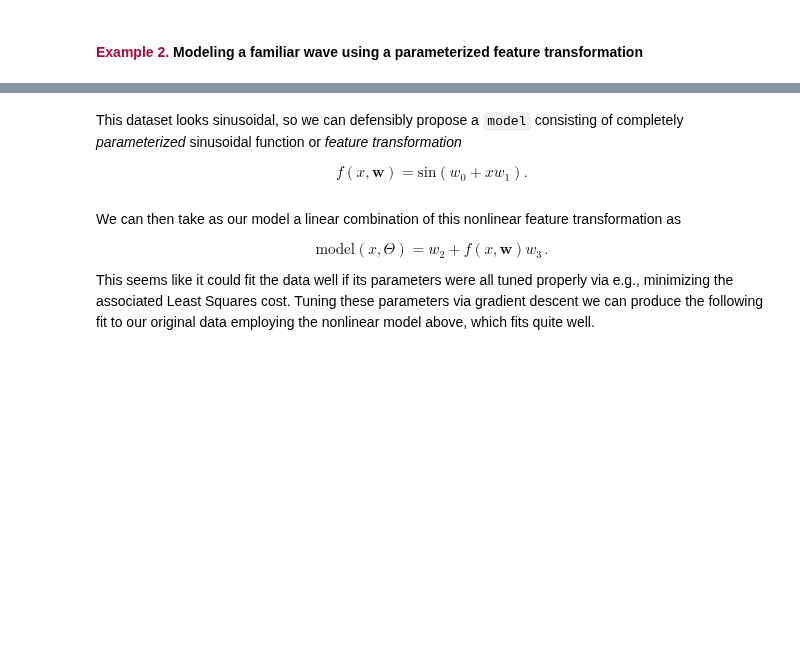
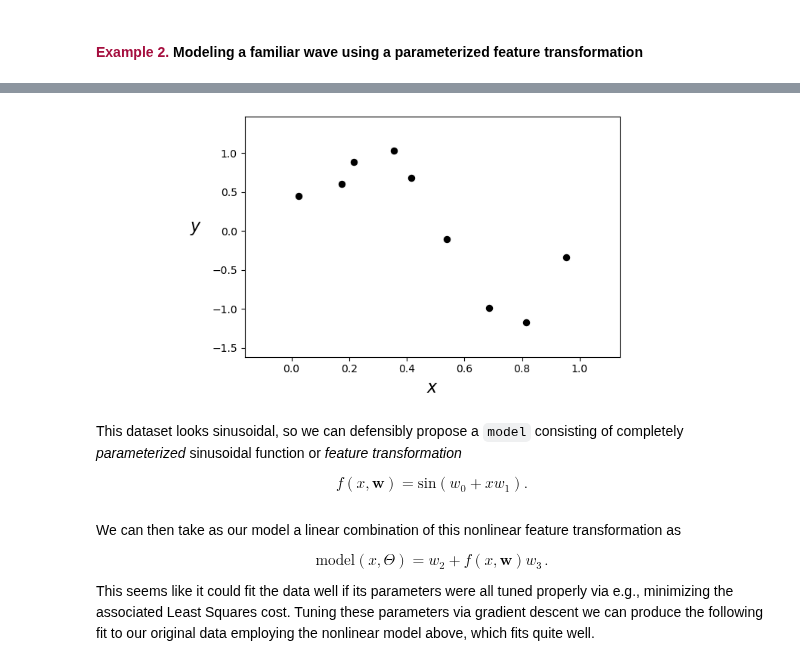
Before and after one commit to neonwatty/machine_learning_refined, a Jupyter notebook: notes/10_Nonlinear_intro/10_2_Regression.ipynb, the cells around one changed output, grey strips where cells are left out. Saved outputs shown, nothing was run; the diff lists cells and outputs as text; code cells hidden in the pictures; blank space fills up the shorter version.

```diff
--- a/notes/10_Nonlinear_intro/10_2_Regression.ipynb
+++ b/notes/10_Nonlinear_intro/10_2_Regression.ipynb
@@ -223,14 +231,13 @@ demo.plot_fit(w_best,run.model,normalizer = run.normalizer);
 # %%
 ## This code cell will not be shown in the HTML version of this notebook
 # load data
-csvname = datapath + 'noisy_sin_sample.csv'
-data = np.loadtxt(csvname,delimiter = ',')
+data = np.loadtxt(data_path_2,delimiter = ',')
 
 # load input/output data
 x = data[:-1,:]
 y = data[-1:,:]
 
 # plot dataset
-demo = regress_plotter.Visualizer(data)
+demo = section_10_2_helpers.RegressionVisualizer(data)
 demo.plot_data()
 # %% [output]
@@ -239,3 +244,4 @@ demo.plot_data()
+[figure, added]
 # %% [markdown]
  This dataset looks sinusoidal, so we can defensibly propose a `model` consisting of completely *parameterized* sinusoidal function or *feature transformation*
 
```
Also changed, not shown: parts of 13 cells of this notebook, 15 other files.
